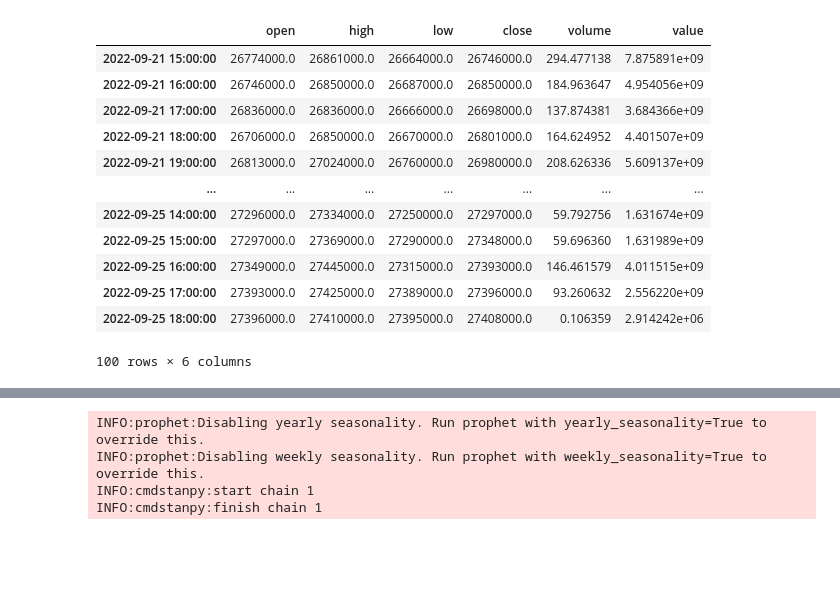
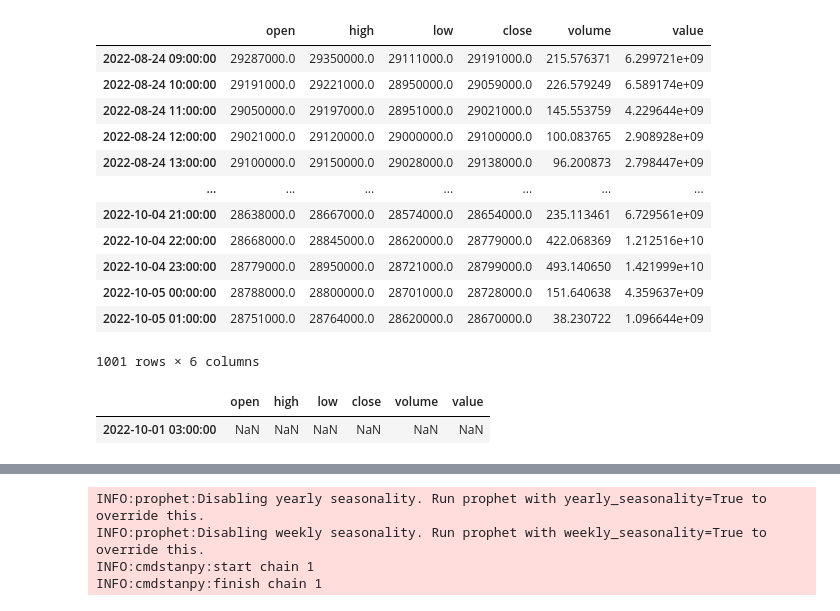
Before and after one commit to jjooki/AutoTrading, a Jupyter notebook: upbit/predict_test.ipynb, the cells around one changed output, grey strips where cells are left out. Drawn from its saved outputs; the diff is of its cells as text; code cells hidden in the pictures; blank space fills up the shorter version.

```diff
--- a/upbit/predict_test.ipynb
+++ b/upbit/predict_test.ipynb
@@ -18,18 +18,23 @@ def predict_price(ticker="KRW-BTC", interval="minute60", count=200, period=24, f
 # %%
-df = pyupbit.get_ohlcv(ticker='KRW-BTC', interval='minute60', count=100, to=None)
+df = pyupbit.get_ohlcv(ticker='KRW-BTC', interval='minute60', count=1000, to=None)
 df = df.asfreq('H')
 df
 # %% [output]
 |  | open | high | low | close | volume | value |
-| 2022-09-21 15:00:00 | 26774000.0 | 26861000.0 | 26664000.0 | 26746000.0 | 294.477138 | 7.875891e+09 |
-| 2022-09-21 16:00:00 | 26746000.0 | 26850000.0 | 26687000.0 | 26850000.0 | 184.963647 | 4.954056e+09 |
-| 2022-09-21 17:00:00 | 26836000.0 | 26836000.0 | 26666000.0 | 26698000.0 | 137.874381 | 3.684366e+09 |
-| 2022-09-21 18:00:00 | 26706000.0 | 26850000.0 | 26670000.0 | 26801000.0 | 164.624952 | 4.401507e+09 |
-| 2022-09-21 19:00:00 | 26813000.0 | 27024000.0 | 26760000.0 | 26980000.0 | 208.626336 | 5.609137e+09 |
+| 2022-08-24 09:00:00 | 29287000.0 | 29350000.0 | 29111000.0 | 29191000.0 | 215.576371 | 6.299721e+09 |
+| 2022-08-24 10:00:00 | 29191000.0 | 29221000.0 | 28950000.0 | 29059000.0 | 226.579249 | 6.589174e+09 |
+| 2022-08-24 11:00:00 | 29050000.0 | 29197000.0 | 28951000.0 | 29021000.0 | 145.553759 | 4.229644e+09 |
+| 2022-08-24 12:00:00 | 29021000.0 | 29120000.0 | 29000000.0 | 29100000.0 | 100.083765 | 2.908928e+09 |
+| 2022-08-24 13:00:00 | 29100000.0 | 29150000.0 | 29028000.0 | 29138000.0 | 96.200873 | 2.798447e+09 |
 | ... | ... | ... | ... | ... | ... | ... |
-| 2022-09-25 14:00:00 | 27296000.0 | 27334000.0 | 27250000.0 | 27297000.0 | 59.792756 | 1.631674e+09 |
-| 2022-09-25 15:00:00 | 27297000.0 | 27369000.0 | 27290000.0 | 27348000.0 | 59.696360 | 1.631989e+09 |
-| 2022-09-25 16:00:00 | 27349000.0 | 27445000.0 | 27315000.0 | 27393000.0 | 146.461579 | 4.011515e+09 |
-| 2022-09-25 17:00:00 | 27393000.0 | 27425000.0 | 27389000.0 | 27396000.0 | 93.260632 | 2.556220e+09 |
-| 2022-09-25 18:00:00 | 27396000.0 | 27410000.0 | 27395000.0 | 27408000.0 | 0.106359 | 2.914242e+06 |
+| 2022-10-04 21:00:00 | 28638000.0 | 28667000.0 | 28574000.0 | 28654000.0 | 235.113461 | 6.729561e+09 |
+| 2022-10-04 22:00:00 | 28668000.0 | 28845000.0 | 28620000.0 | 28779000.0 | 422.068369 | 1.212516e+10 |
+| 2022-10-04 23:00:00 | 28779000.0 | 28950000.0 | 28721000.0 | 28799000.0 | 493.140650 | 1.421999e+10 |
+| 2022-10-05 00:00:00 | 28788000.0 | 28800000.0 | 28701000.0 | 28728000.0 | 151.640638 | 4.359637e+09 |
+| 2022-10-05 01:00:00 | 28751000.0 | 28764000.0 | 28620000.0 | 28670000.0 | 38.230722 | 1.096644e+09 |
-100 rows × 6 columns
+1001 rows × 6 columns
+# %%
+df[df.isnull().any(axis=1)]
+# %% [output]
+|  | open | high | low | close | volume | value |
+| 2022-10-01 03:00:00 | NaN | NaN | NaN | NaN | NaN | NaN |
```
Also changed, not shown: parts of 12 cells of this notebook.
